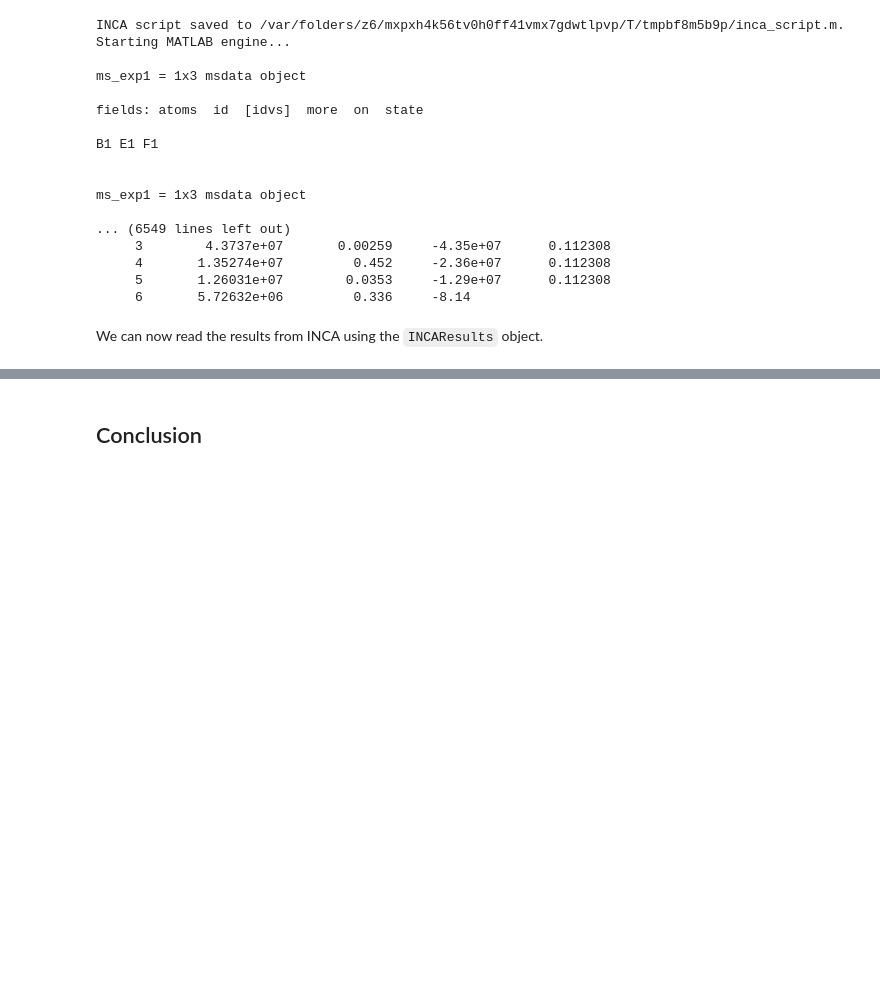
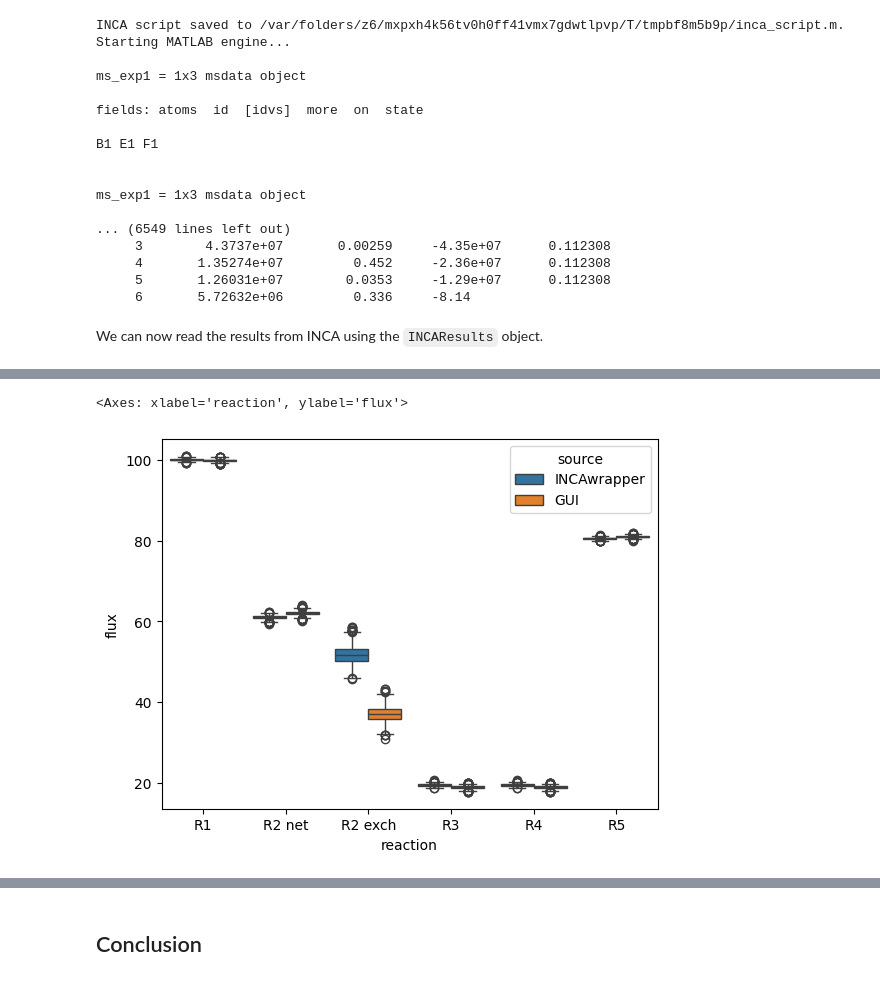
Before and after one commit to biosustain/incawrapper, a Jupyter notebook: docs/examples/validation_toy_model.ipynb, the cells around one changed output, grey strips where cells are left out. Cells and saved outputs as stored; diff of their text form; code cells hidden in the pictures; blank space fills up the shorter version.

Commit message:
Notebook adopted to describe MCMC comparison, lack final description from matthias

```diff
--- a/docs/examples/validation_toy_model.ipynb
+++ b/docs/examples/validation_toy_model.ipynb
@@ -300,0 +127,8 @@ We see that the differences between the estimated parameters is less the 0.1 flu
+# %%
+incawrapper_flux_samples = res.mc.samples[['R1', 'R2 net', 'R2 exch', 'R3', 'R4', 'R5']].copy()
+incawrapper_flux_samples.to_csv(data_folder / 'simulated_data' / 'INCAwrapper_MCMC_flux_samples.csv', index=False)
+
+# prepare long format
+incawrapper_flux_samples['sample'] = incawrapper_flux_samples.index.values
+incawrapper_flux_samples_long = pd.melt(incawrapper_flux_samples, id_vars='sample', var_name='reaction', value_name='flux')
+incawrapper_flux_samples_long['source'] = 'INCAwrapper'
@@ -300,0 +140,16 @@ We see that the differences between the estimated parameters is less the 0.1 flu
+# %%
+# Load GUI flux samples
+gui_samples_file = data_folder / 'simulated_data' / 'GUI_output.csv'
+gui_flux_samples = pd.read_csv(gui_samples_file)
+gui_flux_samples['sample'] = gui_flux_samples.index.values
+gui_flux_samples.columns = incawrapper_flux_samples.columns
+
+gui_flux_samples_long = gui_flux_samples.melt(id_vars='sample', var_name='reaction', value_name='flux')
+gui_flux_samples_long['source'] = 'GUI'
+# %%
+# setup a plotting data frame
+plot_df = pd.concat([incawrapper_flux_samples_long, gui_flux_samples_long])
+sns.boxplot(data=plot_df, x='reaction', y='flux', hue='source')
+# %% [output]
+<Axes: xlabel='reaction', ylabel='flux'>
+[figure, added]
```
Also changed, not shown: parts of 22 cells of this notebook.
